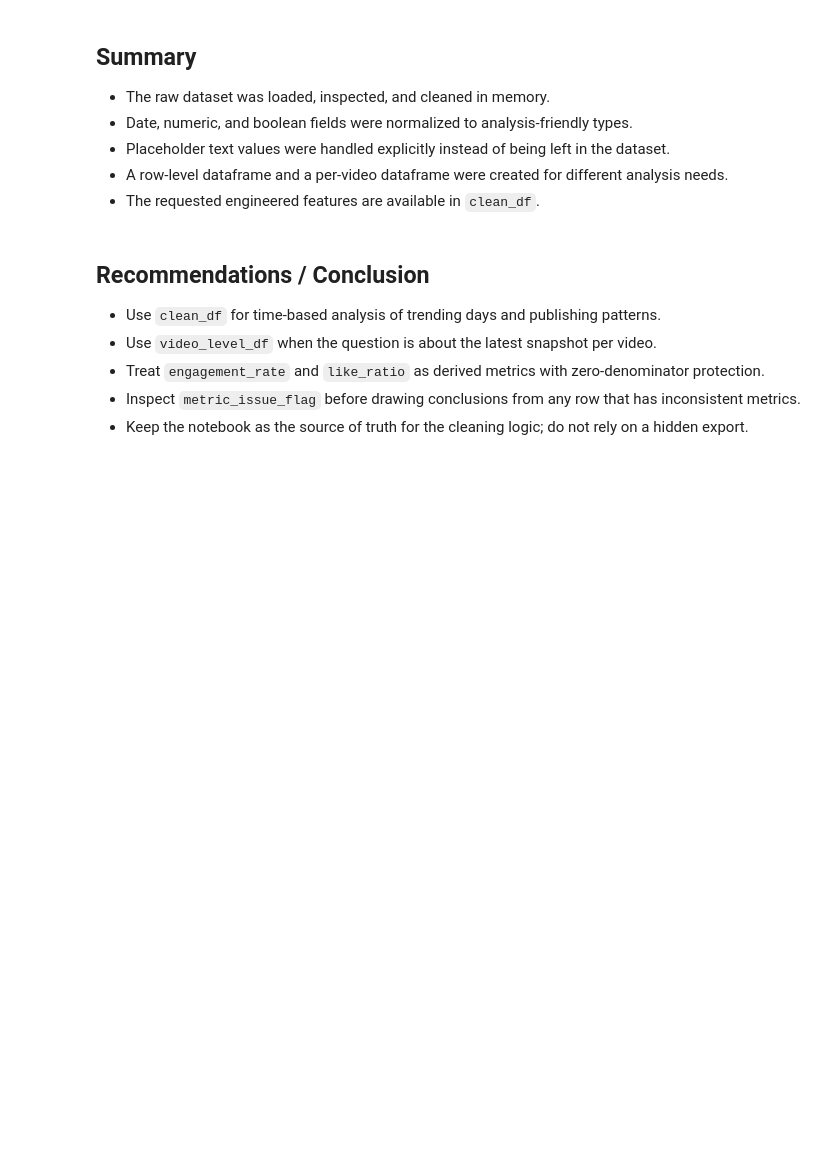
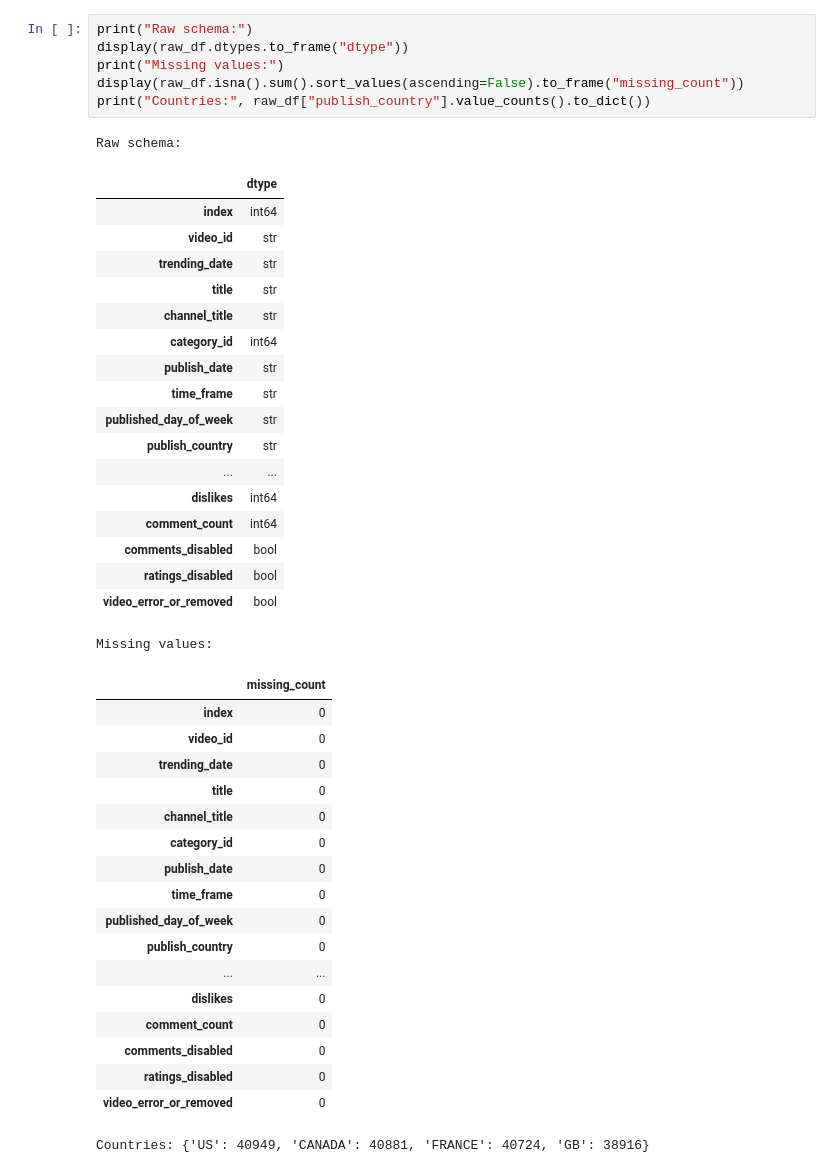
Before and after one commit to adnan2002/youtube-ds, a Jupyter notebook: notebooks/01_youtube_trending_eda.ipynb, the cells around one changed output. Saved outputs shown, nothing was run; the diff lists cells and outputs as text; blank space fills up the shorter version.

```diff
--- a/notebooks/01_youtube_trending_eda.ipynb
+++ b/notebooks/01_youtube_trending_eda.ipynb
@@ -435,16 +46,44 @@ display(clean_df[['views', 'likes', 'dislikes', 'comment_count', 'engagement_rat
-# %% [markdown]
-## Summary
-
-- The raw dataset was loaded, inspected, and cleaned in memory.
-- Date, numeric, and boolean fields were normalized to analysis-friendly types.
-- Placeholder text values were handled explicitly instead of being left in the dataset.
-- A row-level dataframe and a per-video dataframe were created for different analysis needs.
-- The requested engineered features are available in `clean_df`.
-# %% [markdown]
-## Recommendations / Conclusion
-
-- Use `clean_df` for time-based analysis of trending days and publishing patterns.
-- Use `video_level_df` when the question is about the latest snapshot per video.
-- Treat `engagement_rate` and `like_ratio` as derived metrics with zero-denominator protection.
-- Inspect `metric_issue_flag` before drawing conclusions from any row that has inconsistent metrics.
-- Keep the notebook as the source of truth for the cleaning logic; do not rely on a hidden export.
+# %%
+print("Raw schema:")
+display(raw_df.dtypes.to_frame("dtype"))
+print("Missing values:")
+display(raw_df.isna().sum().sort_values(ascending=False).to_frame("missing_count"))
+print("Countries:", raw_df["publish_country"].value_counts().to_dict())
+# %% [output]
+Raw schema:
+|  | dtype |
+| index | int64 |
+| video_id | str |
+| trending_date | str |
+| title | str |
+| channel_title | str |
+| category_id | int64 |
+| publish_date | str |
+| time_frame | str |
+| published_day_of_week | str |
+| publish_country | str |
+| ... | ... |
+| dislikes | int64 |
+| comment_count | int64 |
+| comments_disabled | bool |
+| ratings_disabled | bool |
+| video_error_or_removed | bool |
+Missing values:
+|  | missing_count |
+| index | 0 |
+| video_id | 0 |
+| trending_date | 0 |
+| title | 0 |
+| channel_title | 0 |
+| category_id | 0 |
+| publish_date | 0 |
+| time_frame | 0 |
+| published_day_of_week | 0 |
+| publish_country | 0 |
+| ... | ... |
+| dislikes | 0 |
+| comment_count | 0 |
+| comments_disabled | 0 |
+| ratings_disabled | 0 |
+| video_error_or_removed | 0 |
+Countries: {'US': 40949, 'CANADA': 40881, 'FRANCE': 40724, 'GB': 38916}
```
Also changed, not shown: parts of 23 cells of this notebook, 2 other files.
